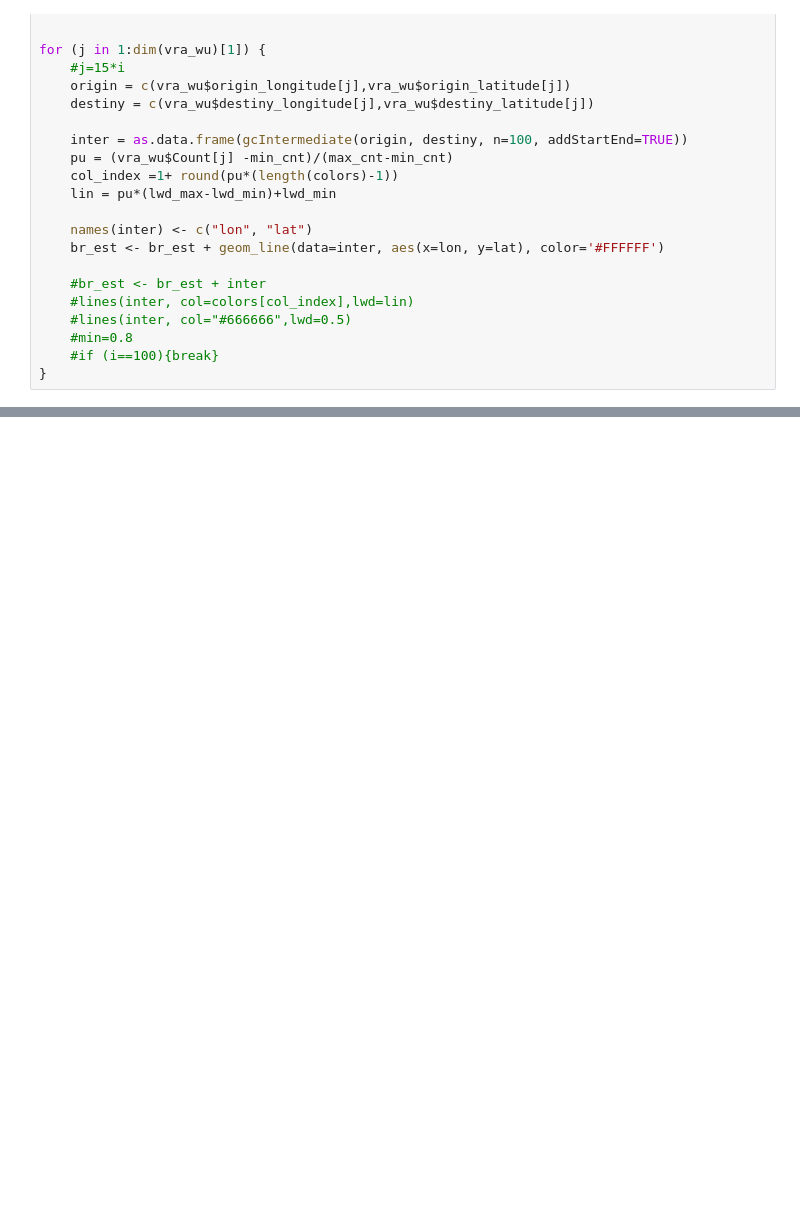
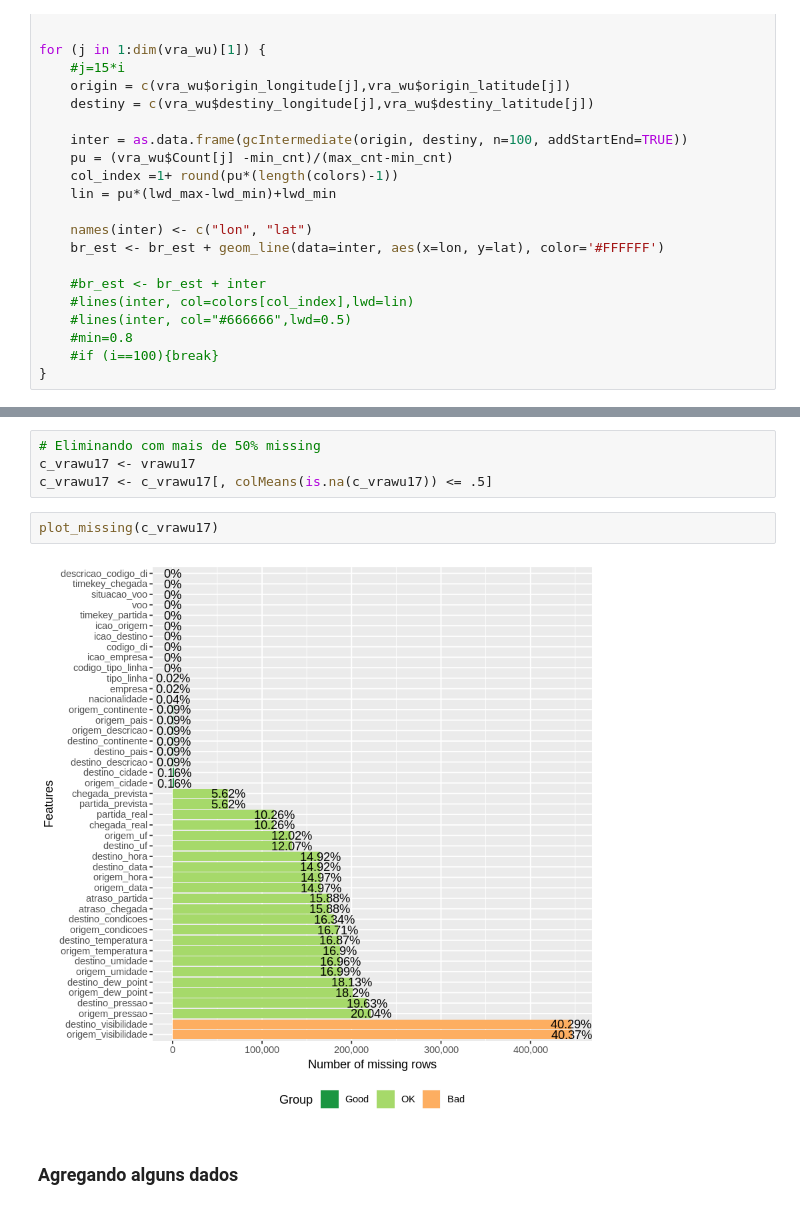
Before and after one commit to jcolares/DM2018, a Jupyter notebook: DataMining.ipynb, the cells around one changed output, grey strips where cells are left out. Drawn from its saved outputs; the diff is of its cells as text; blank space fills up the shorter version.

```diff
--- a/DataMining.ipynb
+++ b/DataMining.ipynb
@@ -483,0 +362,10 @@ for (j in 1:dim(vra_wu)[1]) {
+# %%
+# Eliminando com mais de 50% missing
+c_vrawu17 <- vrawu17
+c_vrawu17 <- c_vrawu17[, colMeans(is.na(c_vrawu17)) <= .5]
+# %%
+plot_missing(c_vrawu17)
+# %% [output]
+[figure, added]
+# %% [markdown]
+### Agregando alguns dados
```
Also changed, not shown: parts of 97 cells of this notebook.
